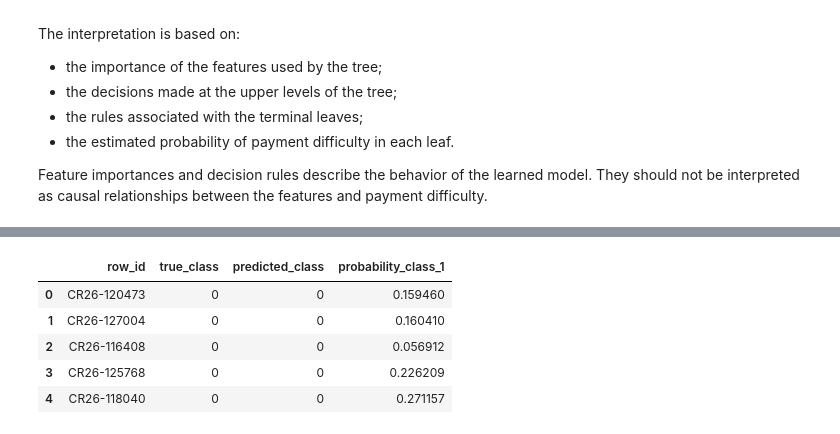
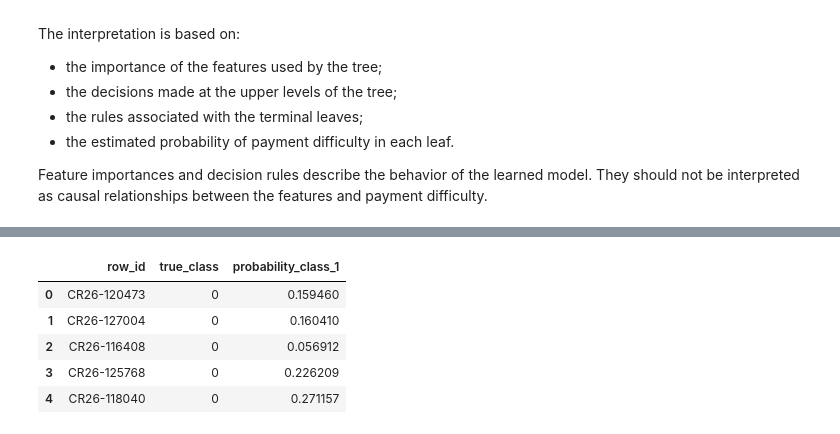
Before and after one commit to germansanchezz/iax-group-3, a Jupyter notebook: notebooks/phase1_decision_tree.ipynb, the cells around one changed output, grey strips where cells are left out. Saved outputs shown, nothing was run; the diff lists cells and outputs as text; code cells hidden in the pictures.

```diff
--- a/notebooks/phase1_decision_tree.ipynb
+++ b/notebooks/phase1_decision_tree.ipynb
@@ -1767,29 +1760,26 @@ explanations provided by the different models.
 # %%
 from sklearn.model_selection import cross_val_predict
 
 oof_probabilities = cross_val_predict(
     final_model,
     X[SELECTED_FEATURES],
     y,
     cv=cv,
     method="predict_proba",
     n_jobs=-1
 )[:, 1]
 
-oof_predictions = (oof_probabilities >= 0.5).astype(int)
-
 oof_results = pd.DataFrame({
     "row_id": train[ID_COLUMN],
     "true_class": y.values,
-    "predicted_class": oof_predictions,
     "probability_class_1": oof_probabilities
 })
 
 oof_results.head()
 # %% [output]
-|  | row_id | true_class | predicted_class | probability_class_1 |
-| 0 | CR26-120473 | 0 | 0 | 0.159460 |
-| 1 | CR26-127004 | 0 | 0 | 0.160410 |
-| 2 | CR26-116408 | 0 | 0 | 0.056912 |
-| 3 | CR26-125768 | 0 | 0 | 0.226209 |
-| 4 | CR26-118040 | 0 | 0 | 0.271157 |
+|  | row_id | true_class | probability_class_1 |
+| 0 | CR26-120473 | 0 | 0.159460 |
+| 1 | CR26-127004 | 0 | 0.160410 |
+| 2 | CR26-116408 | 0 | 0.056912 |
+| 3 | CR26-125768 | 0 | 0.226209 |
+| 4 | CR26-118040 | 0 | 0.271157 |
```
Also changed, not shown: parts of 20 cells of this notebook.
